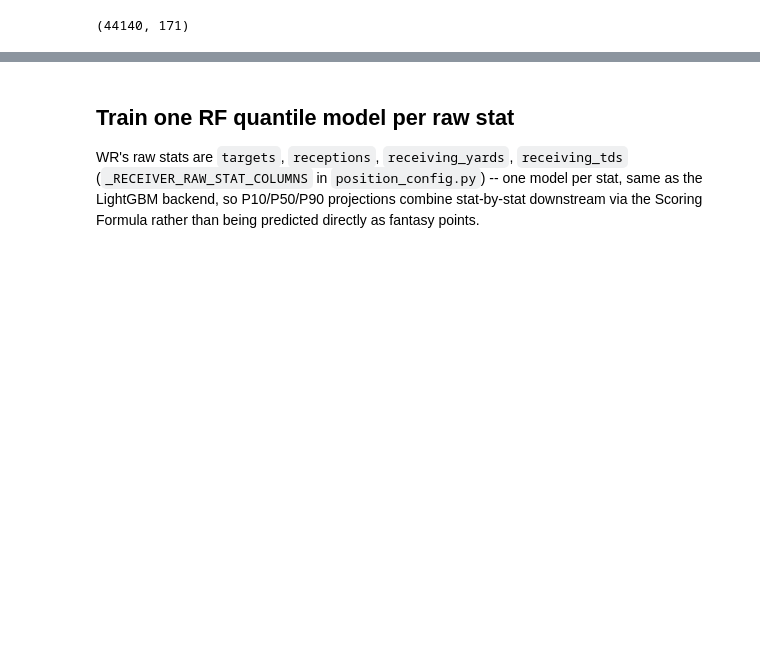
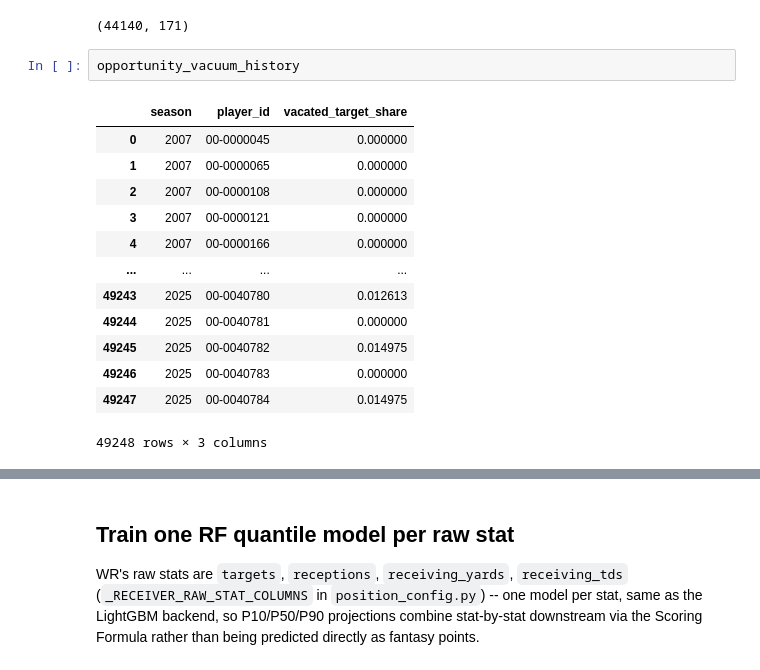
Before and after one commit to hyshandler/ff26, a Jupyter notebook: ff/notebooks/rf_wr_training.ipynb, the cells around one changed output, grey strips where cells are left out. Drawn from its saved outputs; the diff is of its cells as text; blank space fills up the shorter version.

```diff
--- a/ff/notebooks/rf_wr_training.ipynb
+++ b/ff/notebooks/rf_wr_training.ipynb
@@ -64,6 +64,22 @@ opportunity_vacuum_history = vacated_target_share_history(
 len(weekly), len(eligible)
 # %% [output]
 (44140, 171)
+# %%
+opportunity_vacuum_history
+# %% [output]
+|  | season | player_id | vacated_target_share |
+| 0 | 2007 | 00-0000045 | 0.000000 |
+| 1 | 2007 | 00-0000065 | 0.000000 |
+| 2 | 2007 | 00-0000108 | 0.000000 |
+| 3 | 2007 | 00-0000121 | 0.000000 |
+| 4 | 2007 | 00-0000166 | 0.000000 |
+| ... | ... | ... | ... |
+| 49243 | 2025 | 00-0040780 | 0.012613 |
+| 49244 | 2025 | 00-0040781 | 0.000000 |
+| 49245 | 2025 | 00-0040782 | 0.014975 |
+| 49246 | 2025 | 00-0040783 | 0.000000 |
+| 49247 | 2025 | 00-0040784 | 0.014975 |
+49248 rows × 3 columns
 # %%
 training = add_position_features(
     config,
```
Also changed, not shown: parts of 7 cells of this notebook, 7 other files.
